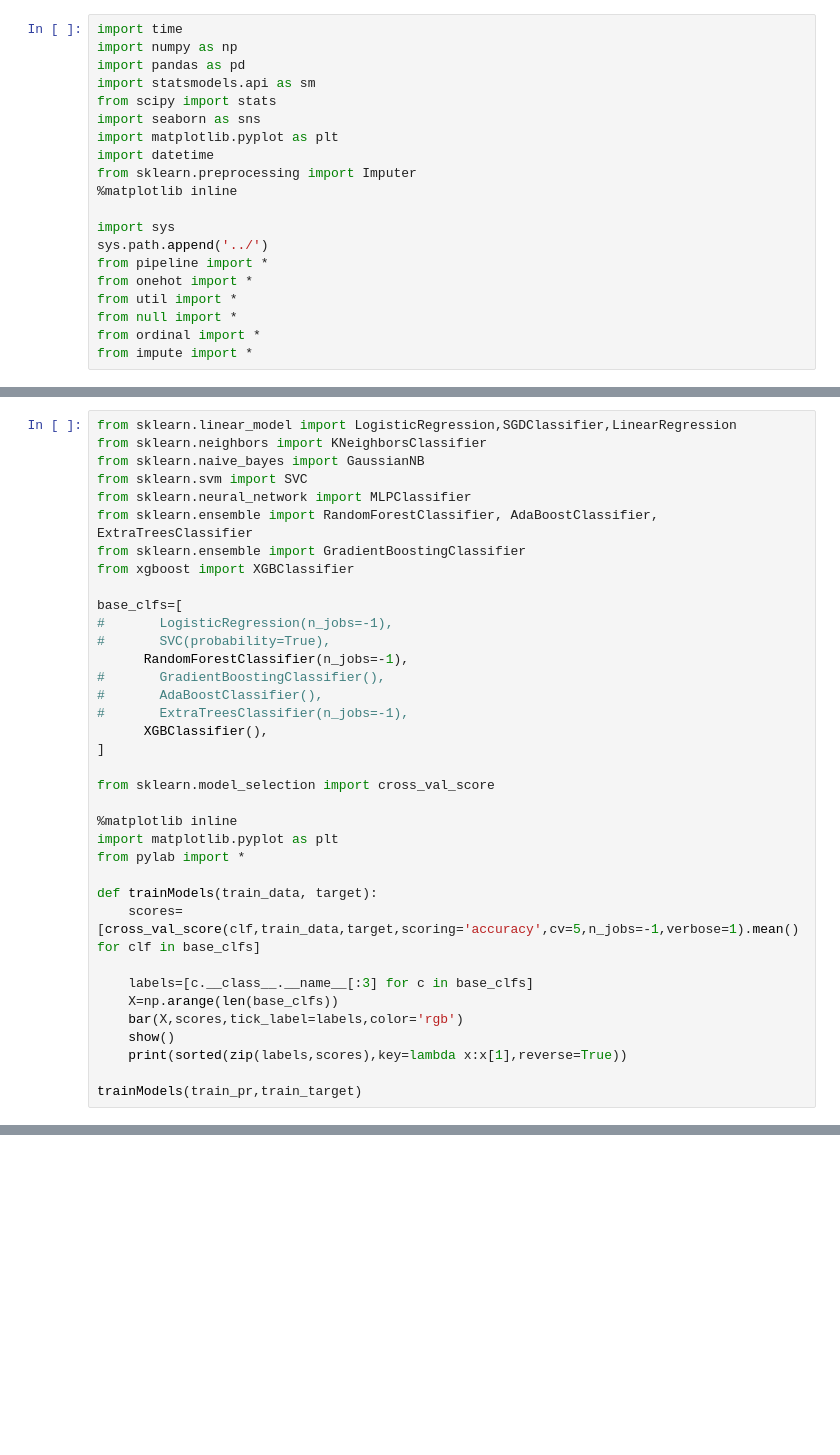
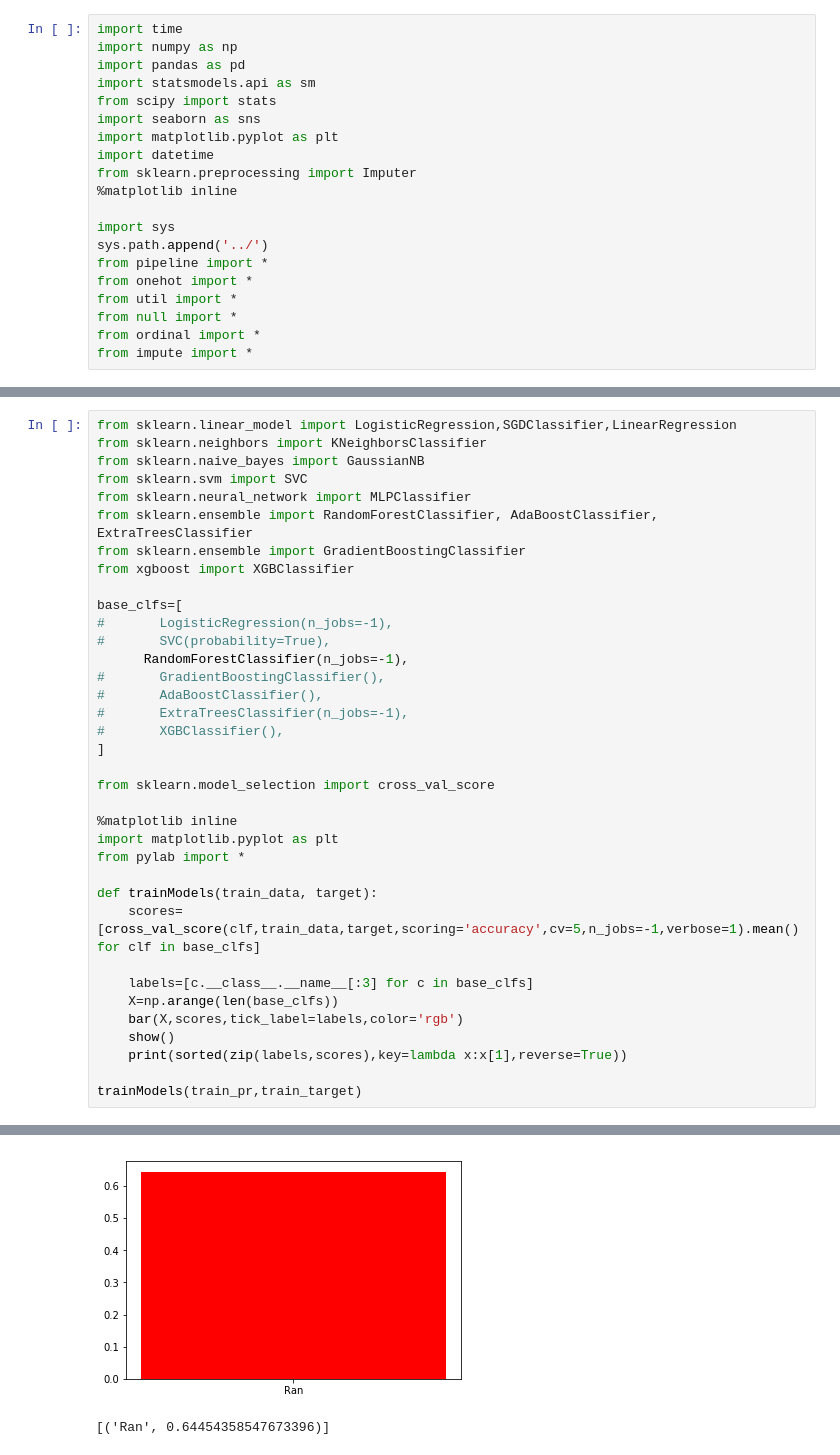
Before and after one commit to acoder1983/kaggle, a Jupyter notebook: shelter/shelter.ipynb, the cells around one changed output, grey strips where cells are left out. Cells and saved outputs as stored; diff of their text form; blank space fills up the shorter version.

```diff
--- a/shelter/shelter.ipynb
+++ b/shelter/shelter.ipynb
@@ -87,7 +122,7 @@ base_clfs=[
 #       GradientBoostingClassifier(),
 #       AdaBoostClassifier(),
 #       ExtraTreesClassifier(n_jobs=-1),
-      XGBClassifier(),
+#       XGBClassifier(),
 ]
 
 from sklearn.model_selection import cross_val_score
@@ -106,3 +141,4 @@ def trainModels(train_data, target):
     print(sorted(zip(labels,scores),key=lambda x:x[1],reverse=True))
 
 trainModels(train_pr,train_target)
+# %% [output]
@@ -109,3 +146,5 @@ trainModels(train_pr,train_target)
+[figure, added]
+[('Ran', 0.64454358547673396)]
 # %%
 from sklearn.model_selection import GridSearchCV
 
```
Also changed, not shown: parts of 12 cells of this notebook.
